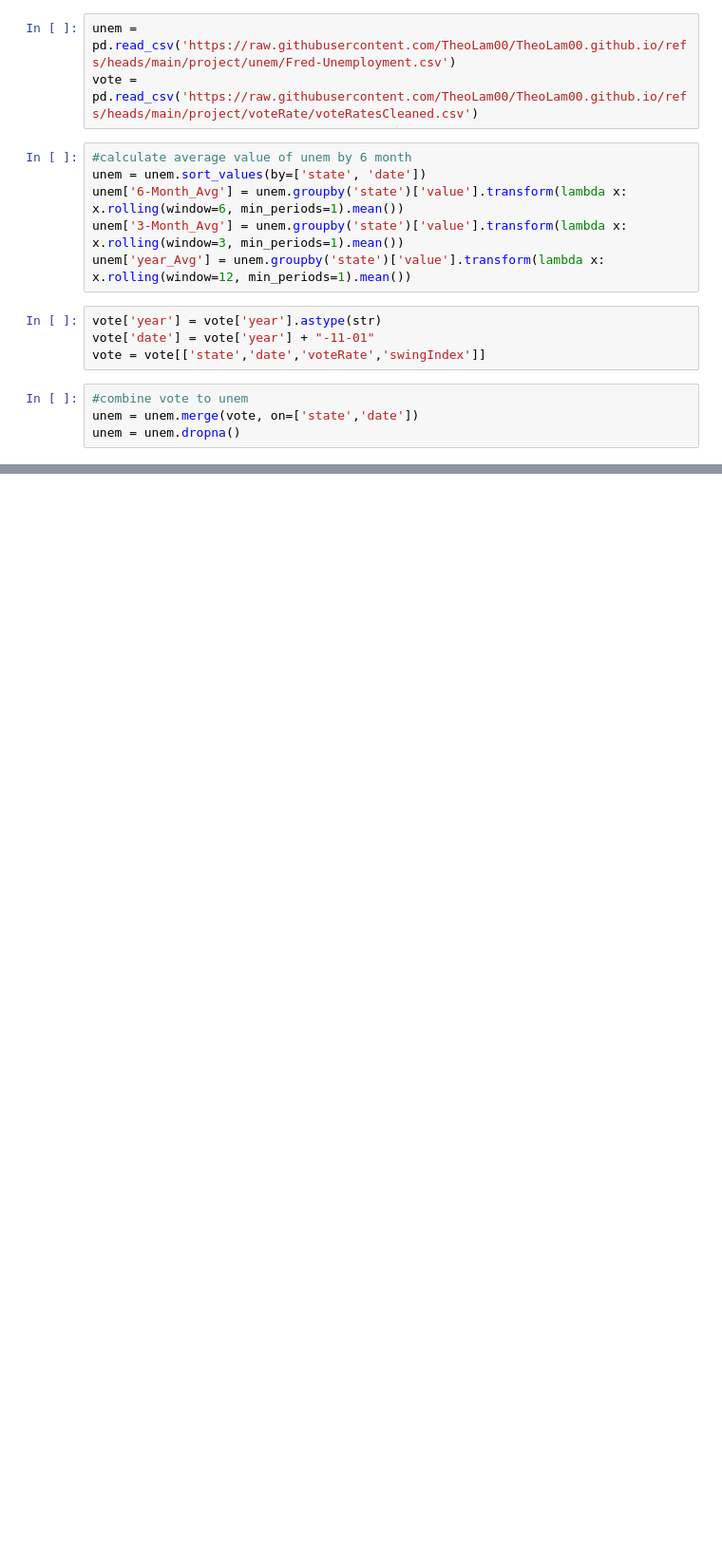
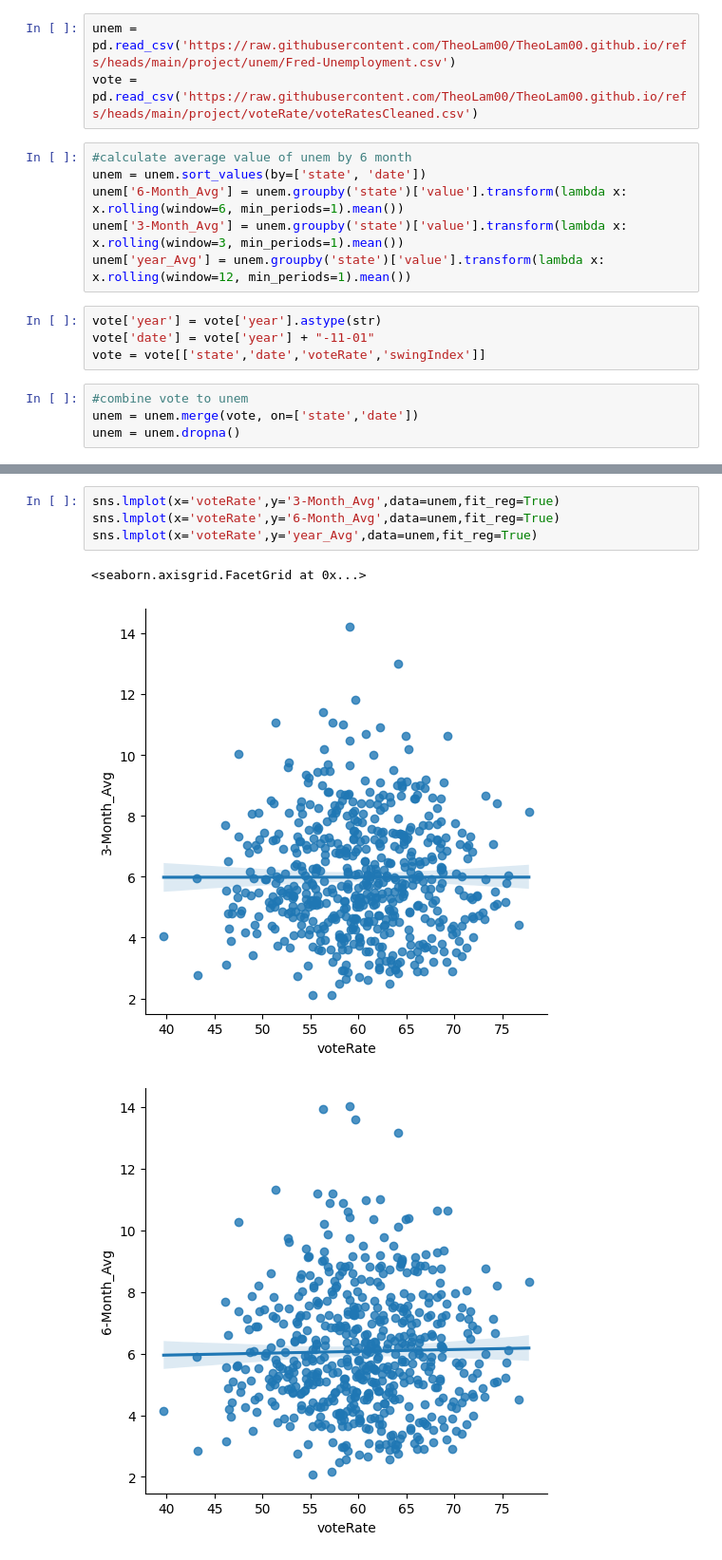
Before and after one commit to TheoLam00/TheoLam00.github.io, a Jupyter notebook: project/unem/unem&swing&voteRate.ipynb, the cells around one changed output, grey strips where cells are left out. Shown: that part at 95% size. Saved outputs shown, nothing was run; the diff lists cells and outputs as text; blank space fills up the shorter version.

```diff
--- a/project/unem/unem&swing&voteRate.ipynb
+++ b/project/unem/unem&swing&voteRate.ipynb
@@ -49,0 +23,8 @@ plt.show()
+# %%
+sns.lmplot(x='voteRate',y='3-Month_Avg',data=unem,fit_reg=True)
+sns.lmplot(x='voteRate',y='6-Month_Avg',data=unem,fit_reg=True)
+sns.lmplot(x='voteRate',y='year_Avg',data=unem,fit_reg=True)
+# %% [output]
+<seaborn.axisgrid.FacetGrid at 0x...>
+[figure, added]
+[figure, added]
```
Also changed, not shown: parts of 6 cells of this notebook.
